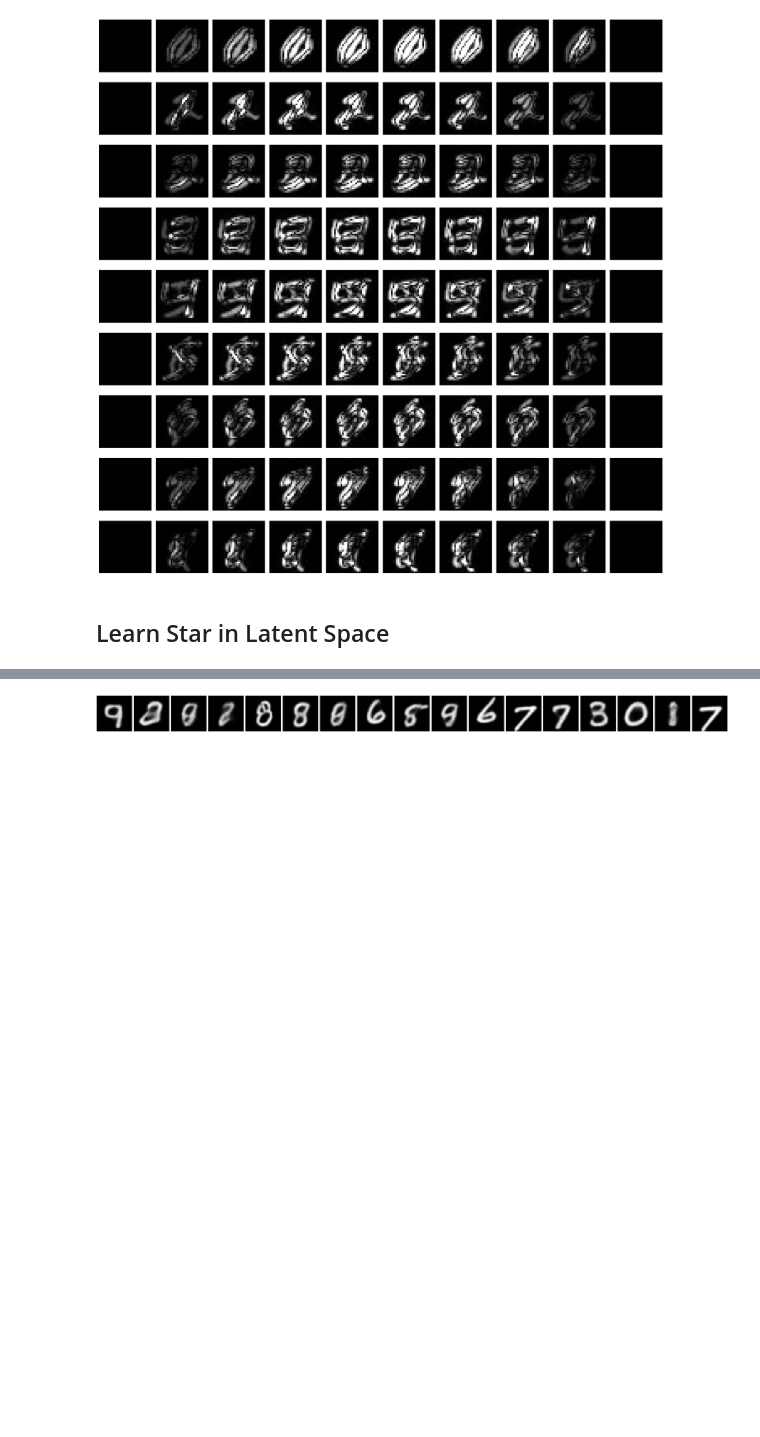
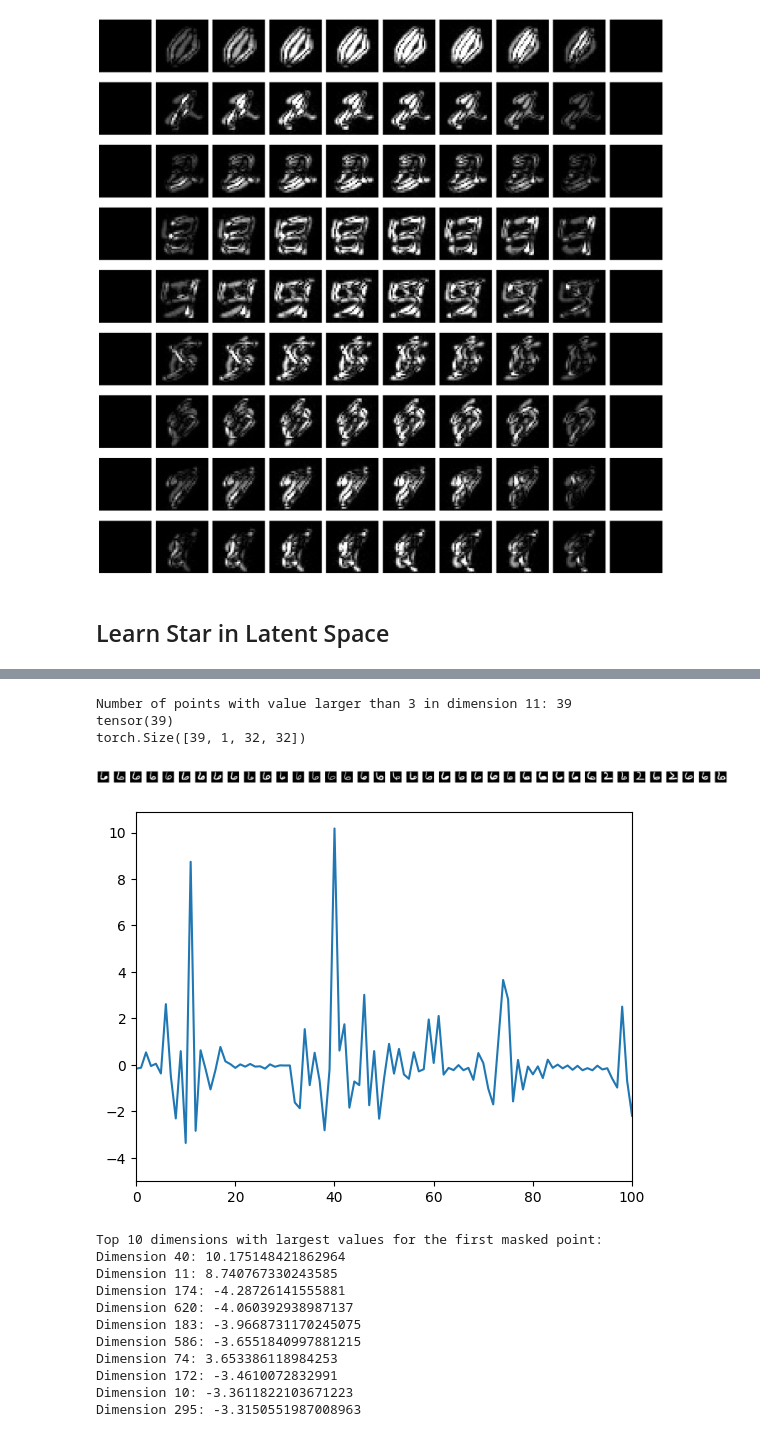
Before and after one commit to wdiepeveen/Riemannian-Archetypal-Analysis, a Jupyter notebook: mnist_nflow_+_starflow.ipynb, the cells around one changed output, grey strips where cells are left out. Cells and saved outputs as stored; diff of their text form; code cells hidden in the pictures; blank space fills up the shorter version.

```diff
--- a/mnist_nflow_+_starflow.ipynb
+++ b/mnist_nflow_+_starflow.ipynb
@@ -392,3 +426,0 @@ plt.show()
-# %%
-starflow_trainer = TrimmedEllipsoidStarFlowTraining([1, H, W], starflow_cfg["n_clusters"], trimmed=starflow_cfg["trimmed"], cov_reg=starflow_cfg["reg_param"])
-starflow_trainer.fit(phi_data_train)
@@ -417,15 +426,0 @@ plt.show()
-# %%
-# plot cluster centers in latent space
-with torch.no_grad():
-    starflow_cluster_centers = phi.inverse(starflow_trainer.cluster_centers.to(device)).cpu()
-
-fig, axes = plt.subplots(1, starflow_trainer.K, figsize=(starflow_trainer.K * 6, 6))
-axes = axes.flatten()
-for i in range(starflow_trainer.K):
-    axes[i].imshow(starflow_cluster_centers[i, 0], cmap='gray', vmin=data.min(), vmax=data.max())
-    axes[i].axis('off')
-plt.tight_layout()
-plt.savefig(os.path.join(results_folder,"starflow_cluster_centers.png"))
-plt.show()
-# %% [output]
-[figure, removed]
@@ -435,0 +427,56 @@ diffeo = ImageCompositionDiffeomorphism([phi, psi], 1, H, W)
+# %%
+# pick points with value larger than 3 in dimension dims_1[0] and plot them in the three scatter plots
+threshold = 3
+mask = phi_data_train.reshape(-1, size*size)[:, dims_1[0]] > threshold
+print(f"Number of points with value larger than {threshold} in dimension {dims_1[0]}: {mask.sum()}")
+
+# print the corresponding images in data_train
+print(mask.sum())
+fig, axes = plt.subplots(1, mask.sum().item(), figsize=(mask.sum().item(), 1))
+axes = axes.flatten()
+masked_phi_data_train = phi_data_train.reshape(-1, size*size)[mask].reshape(-1, 1, size, size)
+print(masked_phi_data_train.shape)
+masked_data_train = phi.inverse(masked_phi_data_train.to(device)).cpu().reshape(-1, 1, size, size).detach()
+for i in range(mask.sum().item()):
+    axes[i].imshow(masked_data_train[i].squeeze(), cmap='gray', vmin=data.min(), vmax=data.max())
+    axes[i].axis('off')
+plt.tight_layout()
+plt.show()
+
+# plot histogram of values of each of the masked points along all dimensions
+# fig, axes = plt.subplots(mask.sum().item(), 1, figsize=(5, mask.sum().item()))
+# axes = axes.flatten()
+# for i in range(mask.sum().item()):
+#     axes[i].plot(range(size*size), masked_phi_data_train[i].reshape(-1).numpy())
+#     axes[i].set_title(f"Masked point {i} in phi_data_train")
+#     axes[i].set_xlabel("Dimension")
+#     axes[i].set_ylabel("Value")
+# plt.tight_layout()
+# plt.show()
+
+plt.plot(masked_phi_data_train[0].reshape(-1).numpy())
+plt.xlim(0, 100)
+plt.show()
+
+# sort masked values and report the top 10 dimensions with largest values for the first masked point
+sorted_indices = torch.argsort(masked_phi_data_train[0].reshape(-1).abs(), descending=True)
+print("Top 10 dimensions with largest values for the first masked point:")
+for i in range(10):
+    print(f"Dimension {sorted_indices[i].item()}: {masked_phi_data_train[0].reshape(-1)[sorted_indices[i]].item()}")
+# %% [output]
+Number of points with value larger than 3 in dimension 11: 39
+tensor(39)
+torch.Size([39, 1, 32, 32])
+[figure, added]
+[figure, added]
+Top 10 dimensions with largest values for the first masked point:
+Dimension 40: 10.175148421862964
+Dimension 11: 8.740767330243585
+Dimension 174: -4.28726141555881
+Dimension 620: -4.060392938987137
+Dimension 183: -3.9668731170245075
+Dimension 586: -3.6551840997881215
+Dimension 74: 3.653386118984253
+Dimension 172: -3.4610072832991
+Dimension 10: -3.3611822103671223
+Dimension 295: -3.3150551987008963
```
Also changed, not shown: parts of 17 cells of this notebook, 11 other files.
